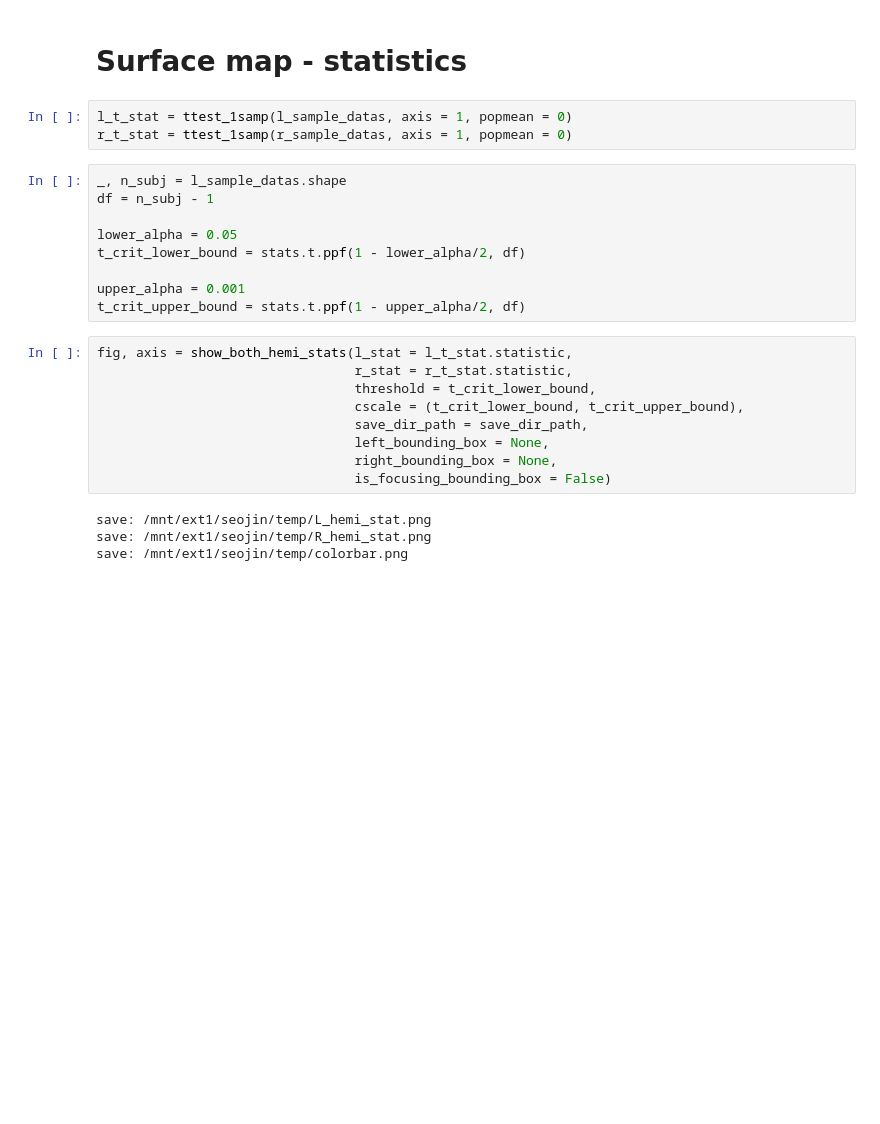
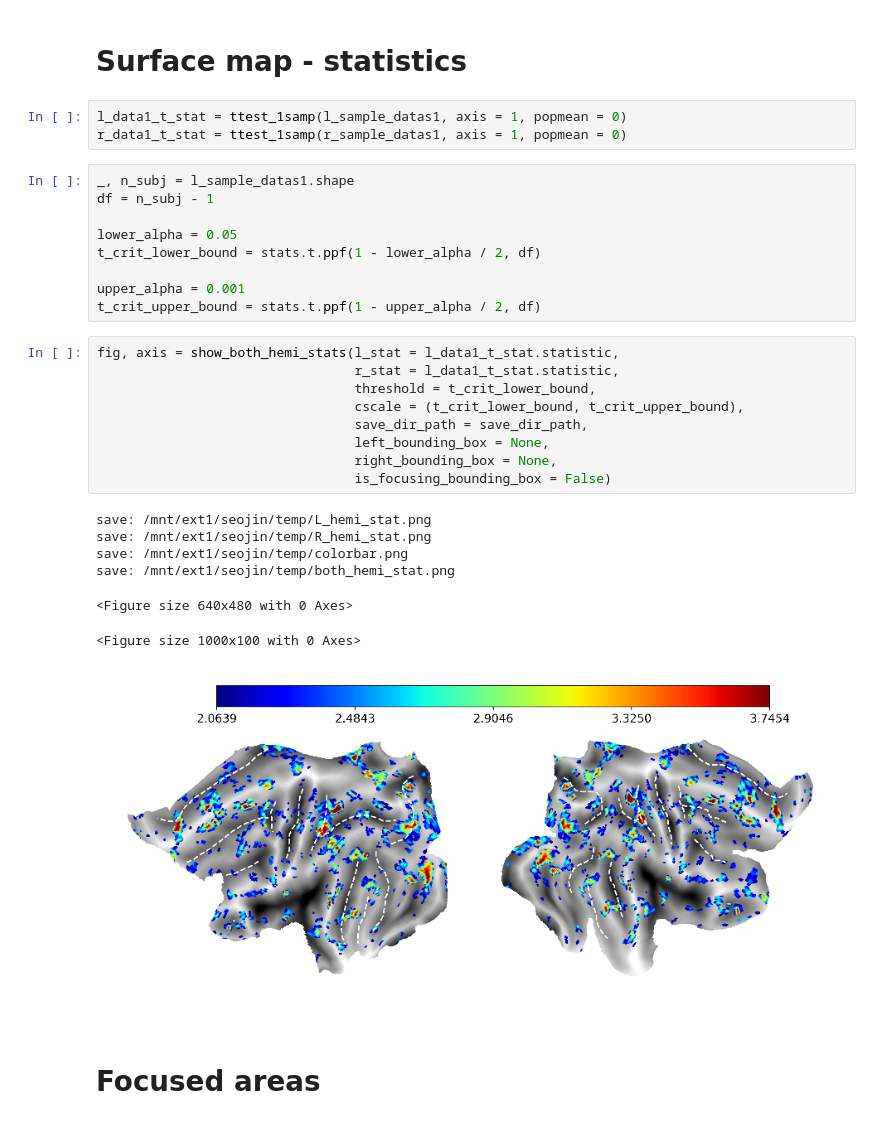
Before and after one commit to SeojinYoon/easy_surf_vis, a Jupyter notebook: Examples/2_visualize_surface_map.ipynb, the cells around one changed output. Cells and saved outputs as stored; diff of their text form; blank space fills up the shorter version.

```diff
--- a/Examples/2_visualize_surface_map.ipynb
+++ b/Examples/2_visualize_surface_map.ipynb
@@ -57,27 +78,33 @@ save: /mnt/ext1/seojin/temp/both_hemi_stat.png
 # %% [markdown]
 # Surface map - statistics
 # %%
-l_t_stat = ttest_1samp(l_sample_datas, axis = 1, popmean = 0)
-r_t_stat = ttest_1samp(r_sample_datas, axis = 1, popmean = 0)
+l_data1_t_stat = ttest_1samp(l_sample_datas1, axis = 1, popmean = 0)
+r_data1_t_stat = ttest_1samp(r_sample_datas1, axis = 1, popmean = 0)
 # %%
-_, n_subj = l_sample_datas.shape
+_, n_subj = l_sample_datas1.shape
 df = n_subj - 1
 
 lower_alpha = 0.05
-t_crit_lower_bound = stats.t.ppf(1 - lower_alpha/2, df)
+t_crit_lower_bound = stats.t.ppf(1 - lower_alpha / 2, df)
 
 upper_alpha = 0.001
-t_crit_upper_bound = stats.t.ppf(1 - upper_alpha/2, df)
+t_crit_upper_bound = stats.t.ppf(1 - upper_alpha / 2, df)
 # %%
-fig, axis = show_both_hemi_stats(l_stat = l_t_stat.statistic,
-                                 r_stat = r_t_stat.statistic,
+fig, axis = show_both_hemi_stats(l_stat = l_data1_t_stat.statistic,
+                                 r_stat = l_data1_t_stat.statistic,
                                  threshold = t_crit_lower_bound,
                                  cscale = (t_crit_lower_bound, t_crit_upper_bound),
                                  save_dir_path = save_dir_path,
                                  left_bounding_box = None,
                                  right_bounding_box = None,
                                  is_focusing_bounding_box = False)
 # %% [output]
 save: /mnt/ext1/seojin/temp/L_hemi_stat.png
 save: /mnt/ext1/seojin/temp/R_hemi_stat.png
 save: /mnt/ext1/seojin/temp/colorbar.png
+save: /mnt/ext1/seojin/temp/both_hemi_stat.png
+<Figure size 640x480 with 0 Axes>
+<Figure size 1000x100 with 0 Axes>
+[figure, added]
+# %% [markdown]
+# Focused areas
```
Also changed, not shown: parts of 7 cells of this notebook, 10 other files.
